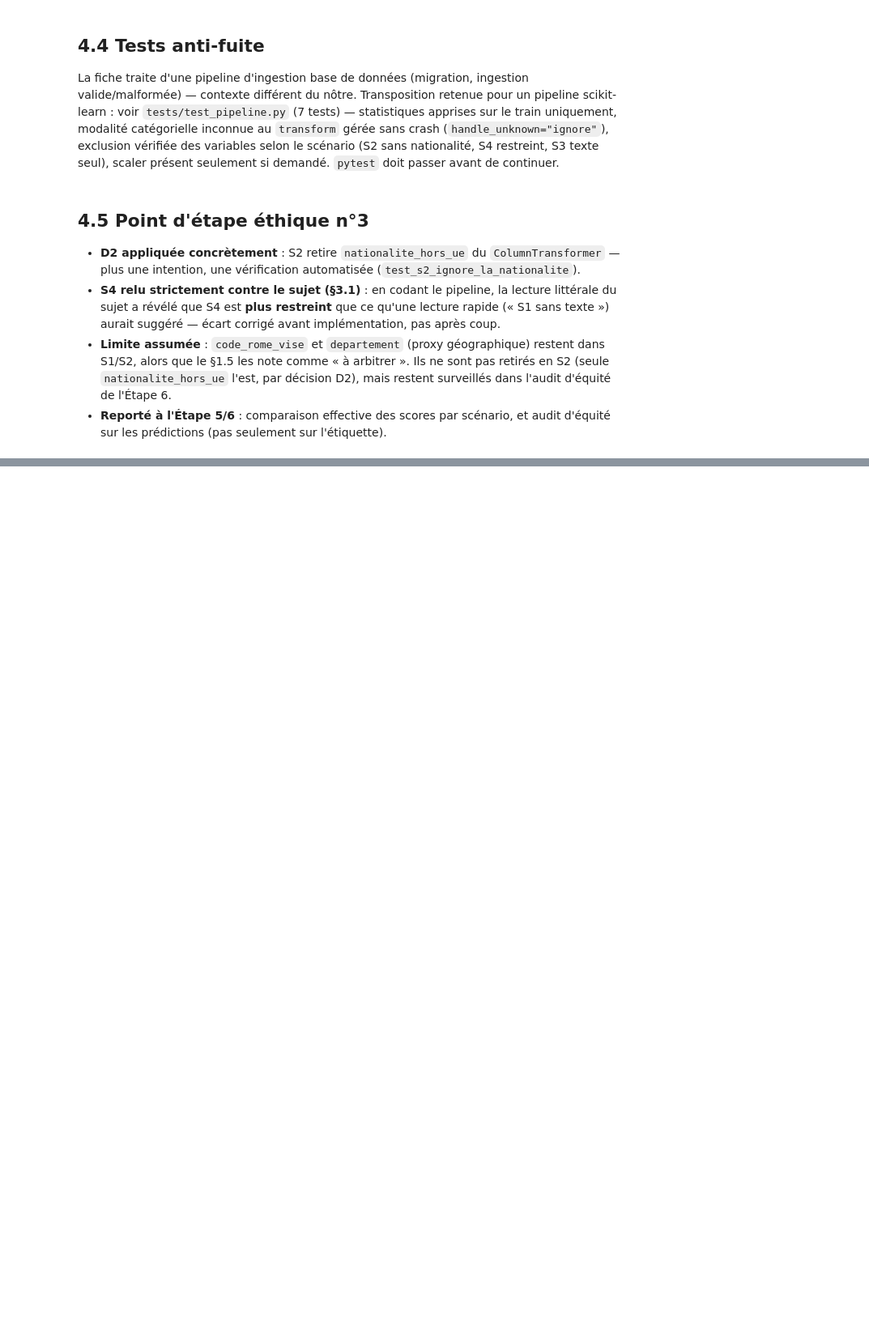
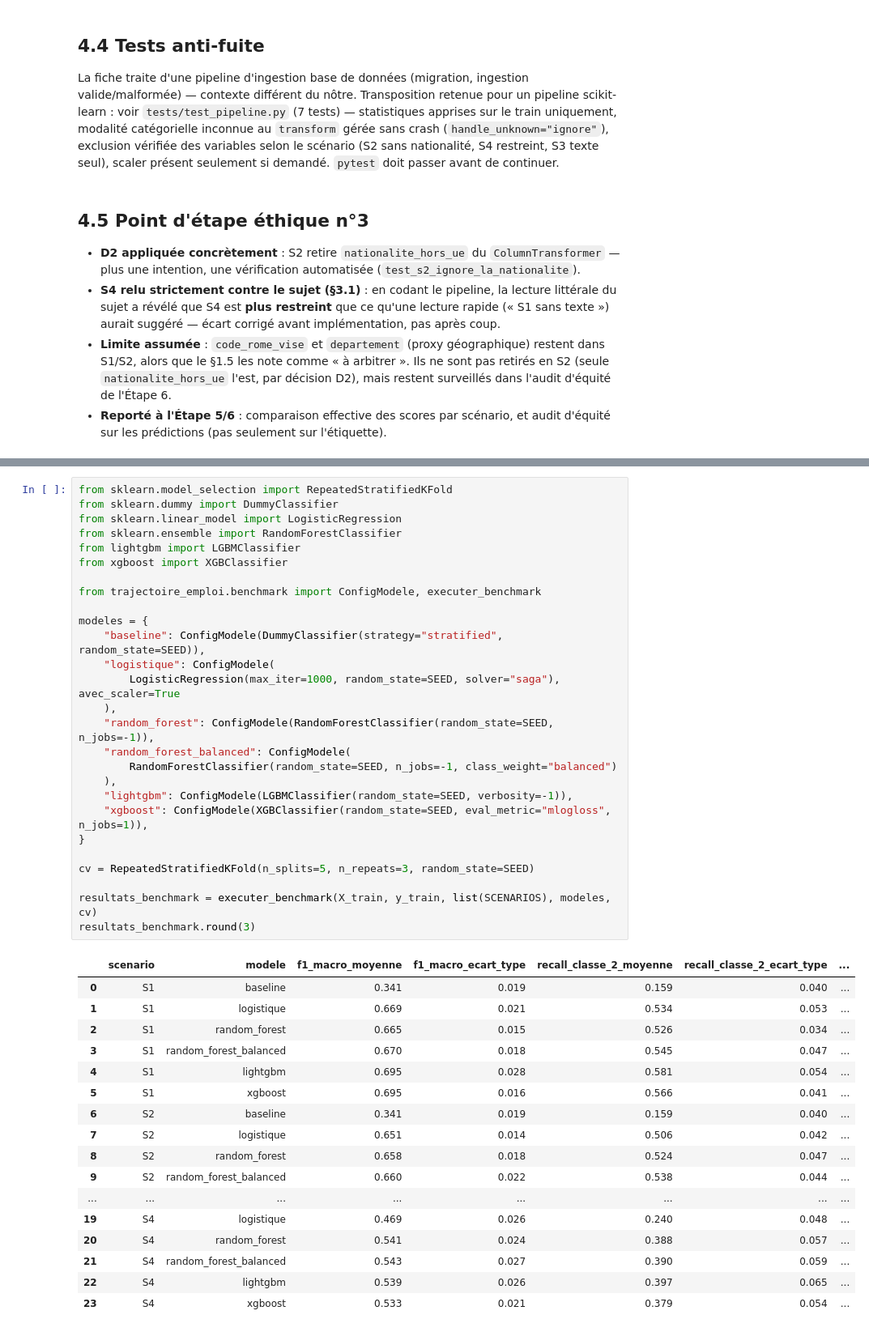
Before and after one commit to A949196/Cas_usage_Certif, a Jupyter notebook: notebook/use_case.ipynb, the cells around one changed output, grey strips where cells are left out. Shown at 81% size. Cells and saved outputs as stored; diff of their text form; blank space fills up the shorter version.

Commit message:
feat(notebook): ajouter la section 5 (benchmark et robustesse)

```diff
--- a/notebook/use_case.ipynb
+++ b/notebook/use_case.ipynb
@@ -508,0 +523,45 @@ La fiche traite d'une pipeline d'ingestion base de données (migration, ingestio
+# %%
+from sklearn.model_selection import RepeatedStratifiedKFold
+from sklearn.dummy import DummyClassifier
+from sklearn.linear_model import LogisticRegression
+from sklearn.ensemble import RandomForestClassifier
+from lightgbm import LGBMClassifier
+from xgboost import XGBClassifier
+
+from trajectoire_emploi.benchmark import ConfigModele, executer_benchmark
+
+modeles = {
+    "baseline": ConfigModele(DummyClassifier(strategy="stratified", random_state=SEED)),
+    "logistique": ConfigModele(
+        LogisticRegression(max_iter=1000, random_state=SEED, solver="saga"), avec_scaler=True
+    ),
+    "random_forest": ConfigModele(RandomForestClassifier(random_state=SEED, n_jobs=-1)),
+    "random_forest_balanced": ConfigModele(
+        RandomForestClassifier(random_state=SEED, n_jobs=-1, class_weight="balanced")
+    ),
+    "lightgbm": ConfigModele(LGBMClassifier(random_state=SEED, verbosity=-1)),
+    "xgboost": ConfigModele(XGBClassifier(random_state=SEED, eval_metric="mlogloss", n_jobs=1)),
+}
+
+cv = RepeatedStratifiedKFold(n_splits=5, n_repeats=3, random_state=SEED)
+
+resultats_benchmark = executer_benchmark(X_train, y_train, list(SCENARIOS), modeles, cv)
+resultats_benchmark.round(3)
+# %% [output]
+|  | scenario | modele | f1_macro_moyenne | f1_macro_ecart_type | recall_classe_2_moyenne | recall_classe_2_ecart_type | ... |
+| 0 | S1 | baseline | 0.341 | 0.019 | 0.159 | 0.040 | ... |
+| 1 | S1 | logistique | 0.669 | 0.021 | 0.534 | 0.053 | ... |
+| 2 | S1 | random_forest | 0.665 | 0.015 | 0.526 | 0.034 | ... |
+| 3 | S1 | random_forest_balanced | 0.670 | 0.018 | 0.545 | 0.047 | ... |
+| 4 | S1 | lightgbm | 0.695 | 0.028 | 0.581 | 0.054 | ... |
+| 5 | S1 | xgboost | 0.695 | 0.016 | 0.566 | 0.041 | ... |
+| 6 | S2 | baseline | 0.341 | 0.019 | 0.159 | 0.040 | ... |
+| 7 | S2 | logistique | 0.651 | 0.014 | 0.506 | 0.042 | ... |
+| 8 | S2 | random_forest | 0.658 | 0.018 | 0.524 | 0.047 | ... |
+| 9 | S2 | random_forest_balanced | 0.660 | 0.022 | 0.538 | 0.044 | ... |
+| ... | ... | ... | ... | ... | ... | ... | ... |
+| 19 | S4 | logistique | 0.469 | 0.026 | 0.240 | 0.048 | ... |
+| 20 | S4 | random_forest | 0.541 | 0.024 | 0.388 | 0.057 | ... |
+| 21 | S4 | random_forest_balanced | 0.543 | 0.027 | 0.390 | 0.059 | ... |
+| 22 | S4 | lightgbm | 0.539 | 0.026 | 0.397 | 0.065 | ... |
+| 23 | S4 | xgboost | 0.533 | 0.021 | 0.379 | 0.054 | ... |
```
Also changed, not shown: parts of 13 cells of this notebook.
